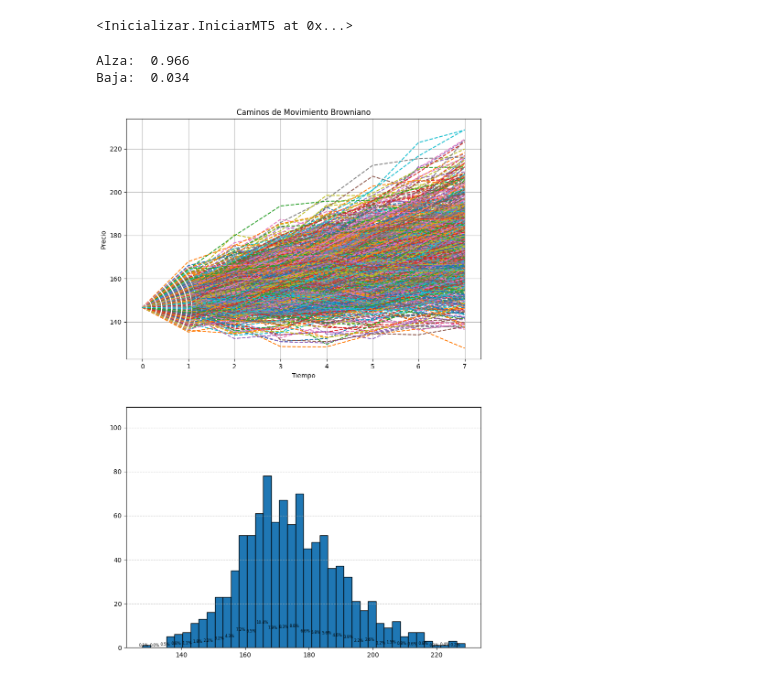
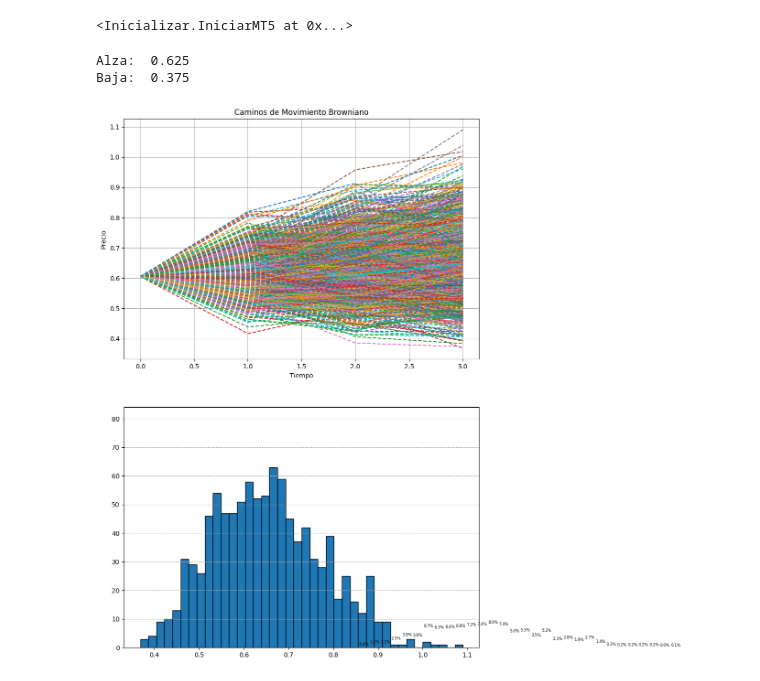
Before and after one commit to miguel2019547/Metatrader, a Jupyter notebook: Algoritmos/Analitica.ipynb, the cells around one changed output. Saved outputs shown, nothing was run; the diff lists cells and outputs as text; code cells hidden in the pictures.

```diff
--- a/Algoritmos/Analitica.ipynb
+++ b/Algoritmos/Analitica.ipynb
@@ -21,9 +21,9 @@ Inicializacion Completa
 Inicializacion Completa
 <Inicializar.IniciarMT5 at 0x...>
 # %%
-datos = Informacion("Amazon", 5000 , "D1")
-Stocastic_Hesston(datos, paths= 1000, Ventana= 8, T = 2)
+datos = Informacion("NZDUSD", 5000 , "D1")
+Stocastic_Hesston(datos, paths= 1000, Ventana= 4, T = 1)
 # %% [output]
-Alza:  0.966
-Baja:  0.034
+Alza:  0.625
+Baja:  0.375
-[figure, old version]
+[figure, new version]
```
Also changed, not shown: 1 other file.
